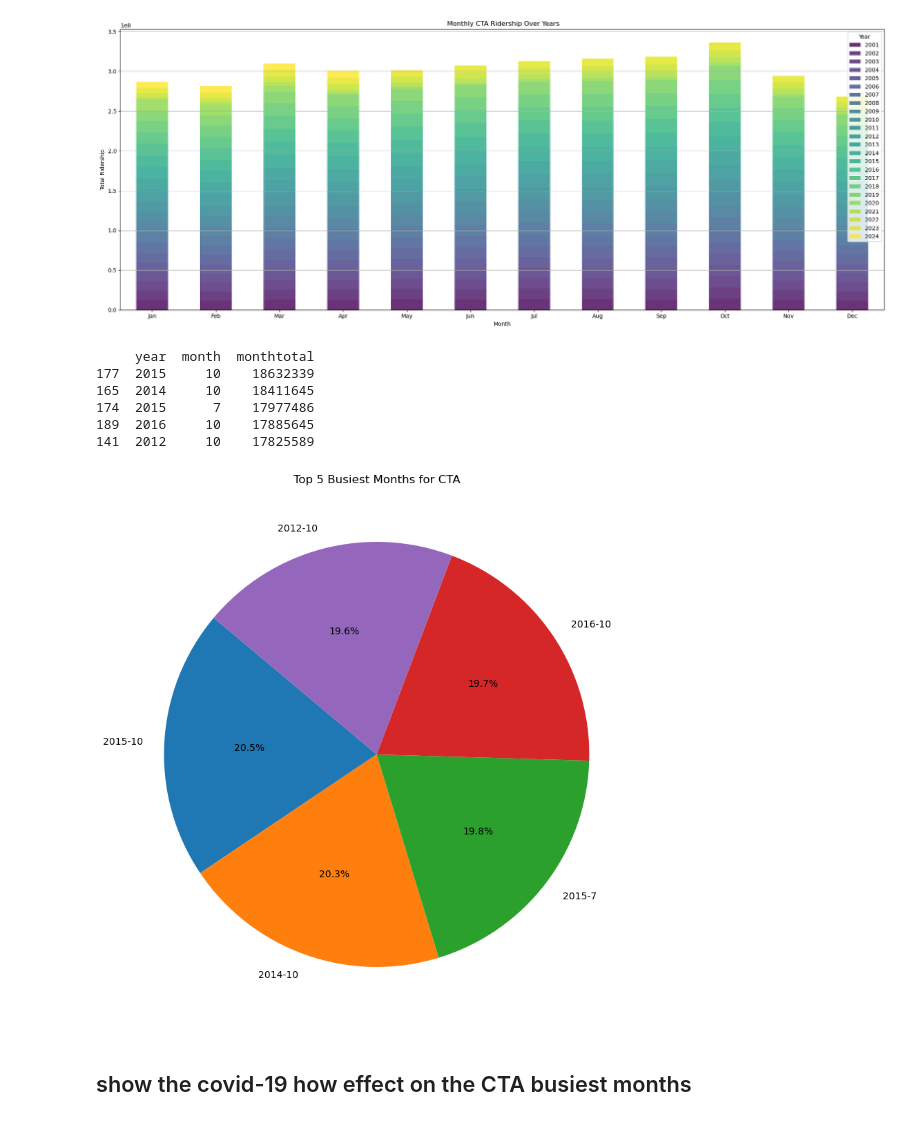
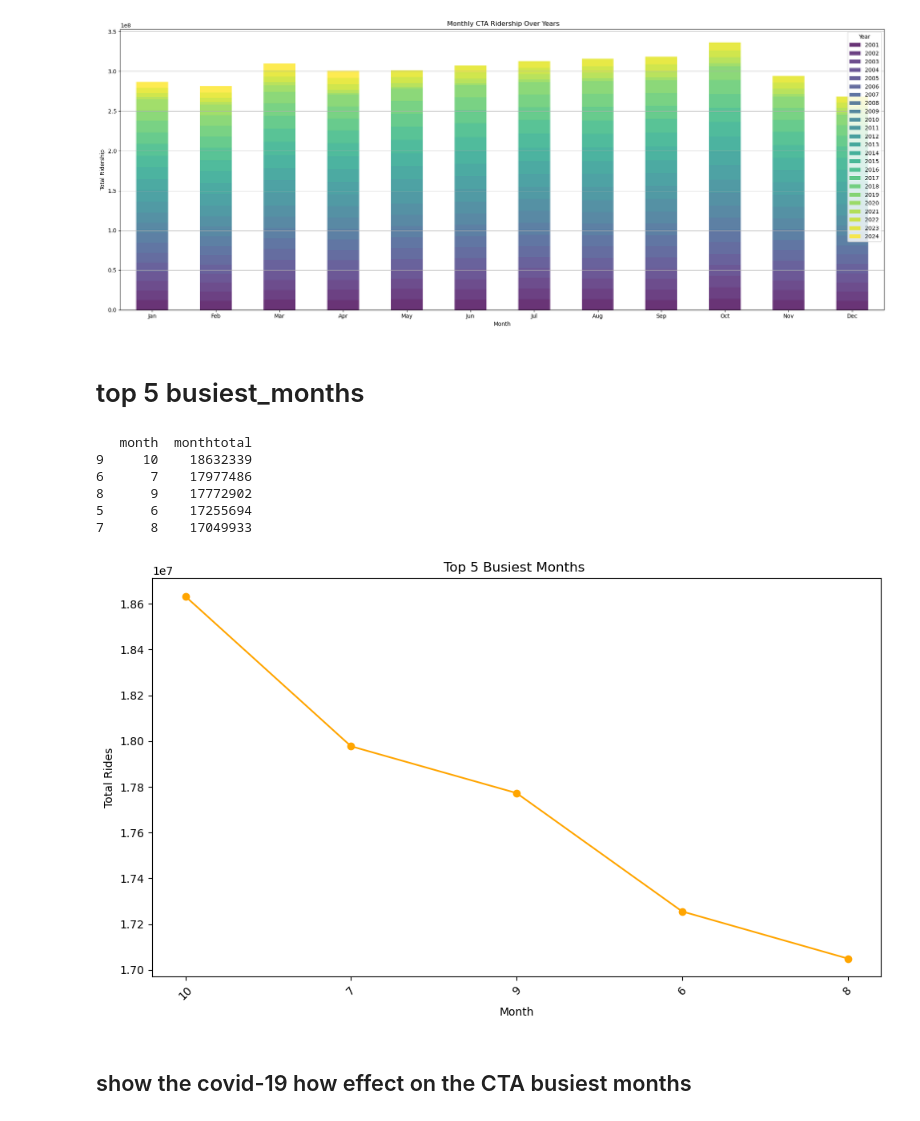
Before and after one commit to ayaF-PI/project-1, a Jupyter notebook: cta_busiest_months_analysis.ipynb, the cells around one changed output. Cells and saved outputs as stored; diff of their text form; code cells hidden in the pictures.

Commit message:
update in chart

```diff
--- a/cta_busiest_months_analysis.ipynb
+++ b/cta_busiest_months_analysis.ipynb
@@ -116,32 +116,42 @@ plt.savefig('Monthly CTA Ridership Over Years')
 plt.show()
 # %% [output]
 [figure]
+# %% [markdown]
+#  top 5 busiest_months
 # %%
+# Group by 'month' and find the maximum 'monthtotal' for each month
+busiest_months_no_repeats = monthly_ridership.groupby('month')['monthtotal'].max().reset_index()
+
 # Sort the data by 'monthtotal' to find the busiest months
-busiest_months = monthly_ridership.sort_values(by='monthtotal', ascending=False)
+busiest_months_no_repeats = busiest_months_no_repeats.sort_values(by='monthtotal', ascending=False)
 
-#print top 5 busiest month
-print(busiest_months.head())
+# Print top 5 busiest months
+print(busiest_months_no_repeats.head())
 # %% [output]
-     year  month  monthtotal
-177  2015     10    18632339
-165  2014     10    18411645
-174  2015      7    17977486
-189  2016     10    17885645
-141  2012     10    17825589
+   month  monthtotal
+9     10    18632339
+6      7    17977486
+8      9    17772902
+5      6    17255694
+7      8    17049933
 # %%
-# Pie chart for the top 5 busiest months
-top_5_busiest_months = busiest_months.head(5)
+# Selecting the top 5 busiest months
+top_5_busiest_months = busiest_months_no_repeats.head()
 
-plt.figure(figsize=(10, 10))
-plt.pie(top_5_busiest_months['monthtotal'],
-        labels=top_5_busiest_months['year'].astype(str) + '-' + top_5_busiest_months['month'].astype(str),
-        autopct='%1.1f%%', startangle=140, colors=plt.cm.tab10.colors)
-plt.title('Top 5 Busiest Months for CTA')
-plt.savefig('Top 5 Busiest Months for CTA')
+# Plotting the line chart
+plt.figure(figsize=(10, 6))
+plt.plot(top_5_busiest_months['month'].astype(str), top_5_busiest_months['monthtotal'], marker='o', linestyle='-', color='orange')
+
+plt.xlabel('Month')
+plt.ylabel('Total Rides')
+plt.title('Top 5 Busiest Months ')
+plt.xticks(rotation=45)
+
+plt.tight_layout()
+plt.savefig('Top 5 Busiest Months')
 plt.show()
 # %% [output]
-[figure, old version]
+[figure, new version]
 # %% [markdown]
 ## show the covid-19 how effect on the CTA busiest months
 # %%
```
Also changed, not shown: parts of 6 cells of this notebook, 5 other files.
